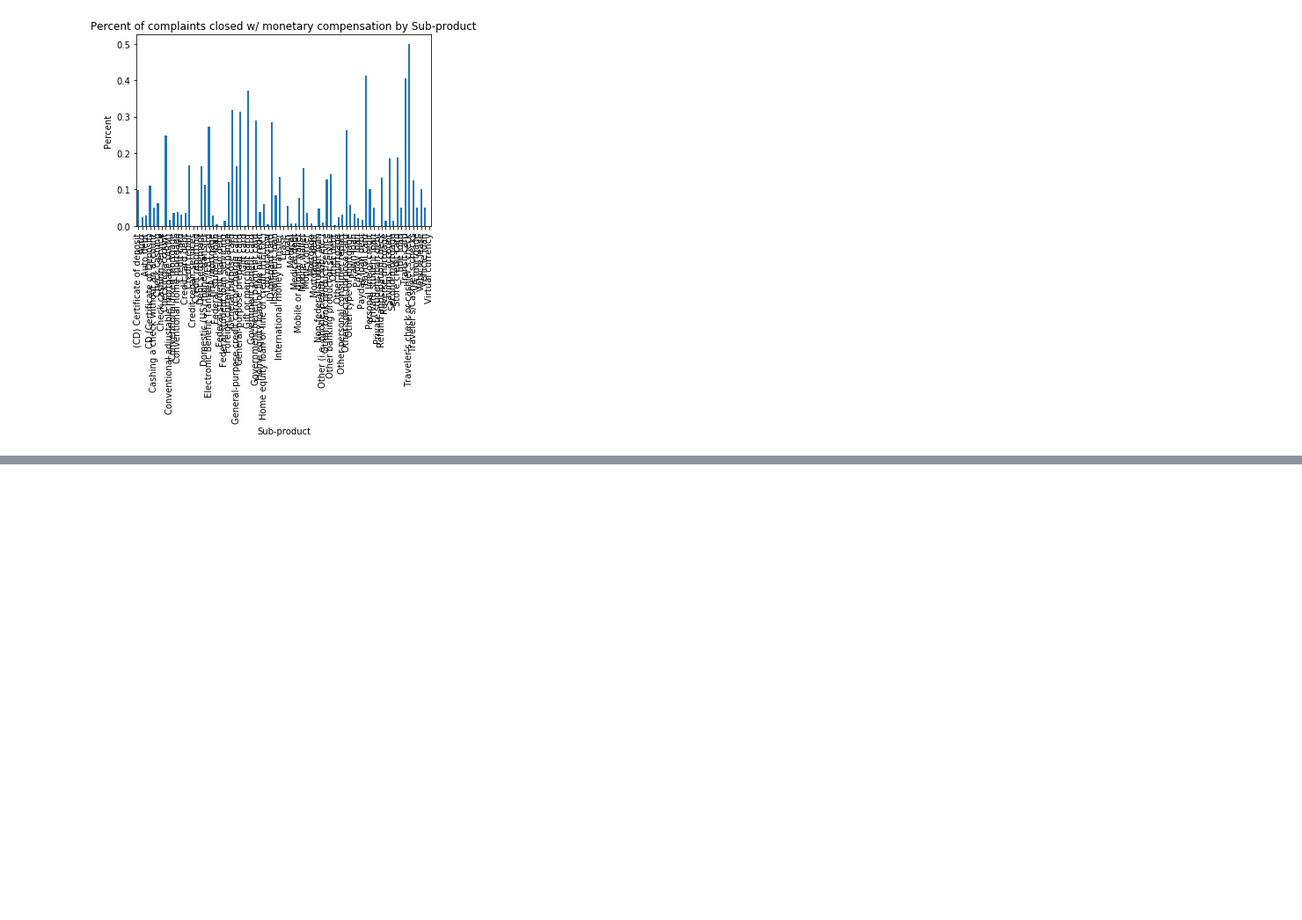
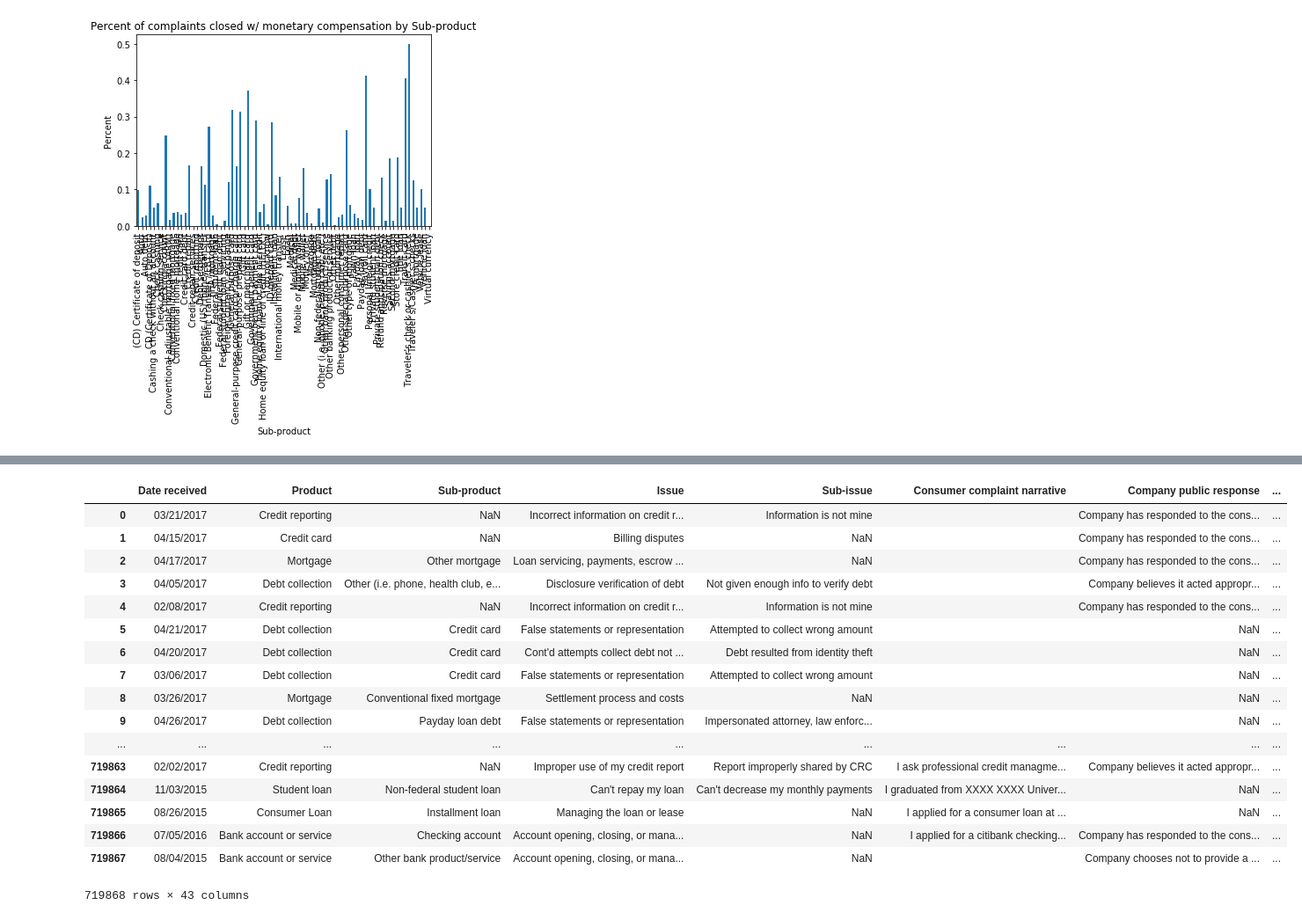
Before and after one commit to augustineM/Cfpb-complaint-classification, a Jupyter notebook: consComplaintExplore.ipynb, the cells around one changed output, grey strips where cells are left out. Shown: that part at 88% size. Saved outputs shown, nothing was run; the diff lists cells and outputs as text; code cells hidden in the pictures; blank space fills up the shorter version.

```diff
--- a/consComplaintExplore.ipynb
+++ b/consComplaintExplore.ipynb
@@ -106,0 +222,37 @@ uaGaz=pd.read_csv(url)#converters={'ZCTA5': lambda x: str(x)})
+# %%
+from zipfile import ZipFile
+from urllib.request import urlopen
+import pandas as pd
+import os
+
+URL = \
+    'Ahttp://www2.census.gov/geo/docs/maps-data/data/gazetteer/Gaz_ua.zip'
+
+# open and save the zip file onto computer
+url = urlopen(URL)
+output = open('zipFile.zip', 'wb')    # note the flag:  "wb"
+output.write(url.read())
+output.close()
+
+# read the zip file as a pandas dataframe
+uaGaz = pd.read_csv('zipFile.zip',sep='\t',encoding='latin1')   # pandas version 0.18.1 takes zip files
+
+# if keeping on disk the zip file is not wanted, then:
+#os.remove(zipName)   # remove the copy of the zipfile on disk
+# %%
+#keep ID, Lat, Long fields and merge onto cfpb data
+#uaGaz.count()
+#uaGaz=uaGaz[['GEOID','INTPTLAT','INTPTLONG']]
+gazCols=['GEOID','NAME',
+ 'UATYPE',
+ 'POP10',
+ 'HU10',
+ 'ALAND',
+ 'AWATER',
+ 'ALAND_SQMI',
+ 'AWATER_SQMI',
+ 'INTPTLAT',
+ 'INTPTLONG']
+uaGaz.columns=gazCols
+cfpbComplaintCbsaUaLl= pd.merge(cfpbComplaintCbsaUa,uaGaz,left_on='UA',right_on='GEOID',how='left')
+#cfpbComplaintCbsaUaLl.head(10)
@@ -106,0 +279,3 @@ uaGaz=pd.read_csv(url)#converters={'ZCTA5': lambda x: str(x)})
+# %%
+cfpbComplaintCbsaUaLl.iloc[:,-1]
+cfpbComplaintCbsaUaLl.rename(columns={'INTPTLONG\n':'INTPTLONG'}, inplace=True)
@@ -205,0 +480,23 @@ response0.Product.value_counts().plot(kind='bar')
+# %%
+cfpbComplaintCbsaUaLl['Consumer complaint narrative']= cfpbComplaintCbsaUaLl['Consumer complaint narrative'].fillna('')
+#replace(np.nan,'',regex=True)
+cfpbComplaintCbsaUaLl
+# %% [output]
+|  | Date received | Product | Sub-product | Issue | Sub-issue | Consumer complaint narrative | Company public response | ... |
+| 0 | 03/21/2017 | Credit reporting | NaN | Incorrect information on credit r... | Information is not mine |  | Company has responded to the cons... | ... |
+| 1 | 04/15/2017 | Credit card | NaN | Billing disputes | NaN |  | Company has responded to the cons... | ... |
+| 2 | 04/17/2017 | Mortgage | Other mortgage | Loan servicing, payments, escrow ... | NaN |  | Company has responded to the cons... | ... |
+| 3 | 04/05/2017 | Debt collection | Other (i.e. phone, health club, e... | Disclosure verification of debt | Not given enough info to verify debt |  | Company believes it acted appropr... | ... |
+| 4 | 02/08/2017 | Credit reporting | NaN | Incorrect information on credit r... | Information is not mine |  | Company has responded to the cons... | ... |
+| 5 | 04/21/2017 | Debt collection | Credit card | False statements or representation | Attempted to collect wrong amount |  | NaN | ... |
+| 6 | 04/20/2017 | Debt collection | Credit card | Cont'd attempts collect debt not ... | Debt resulted from identity theft |  | NaN | ... |
+| 7 | 03/06/2017 | Debt collection | Credit card | False statements or representation | Attempted to collect wrong amount |  | NaN | ... |
+| 8 | 03/26/2017 | Mortgage | Conventional fixed mortgage | Settlement process and costs | NaN |  | NaN | ... |
+| 9 | 04/26/2017 | Debt collection | Payday loan debt | False statements or representation | Impersonated attorney, law enforc... |  | NaN | ... |
+| ... | ... | ... | ... | ... | ... | ... | ... | ... |
+| 719863 | 02/02/2017 | Credit reporting | NaN | Improper use of my credit report | Report improperly shared by CRC | I ask professional credit managme... | Company believes it acted appropr... | ... |
+| 719864 | 11/03/2015 | Student loan | Non-federal student loan | Can't repay my loan | Can't decrease my monthly payments | I graduated from XXXX XXXX Univer... | NaN | ... |
+| 719865 | 08/26/2015 | Consumer Loan | Installment loan | Managing the loan or lease | NaN | I applied for a consumer loan at ... | NaN | ... |
+| 719866 | 07/05/2016 | Bank account or service | Checking account | Account opening, closing, or mana... | NaN | I applied for a citibank checking... | Company has responded to the cons... | ... |
+| 719867 | 08/04/2015 | Bank account or service | Other bank product/service | Account opening, closing, or mana... | NaN |  | Company chooses not to provide a ... | ... |
+719868 rows × 43 columns
```
Also changed, not shown: parts of 30 cells of this notebook.
